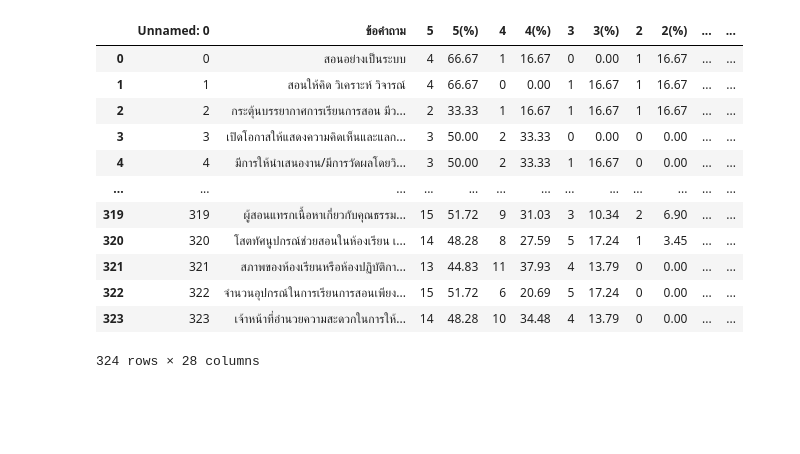
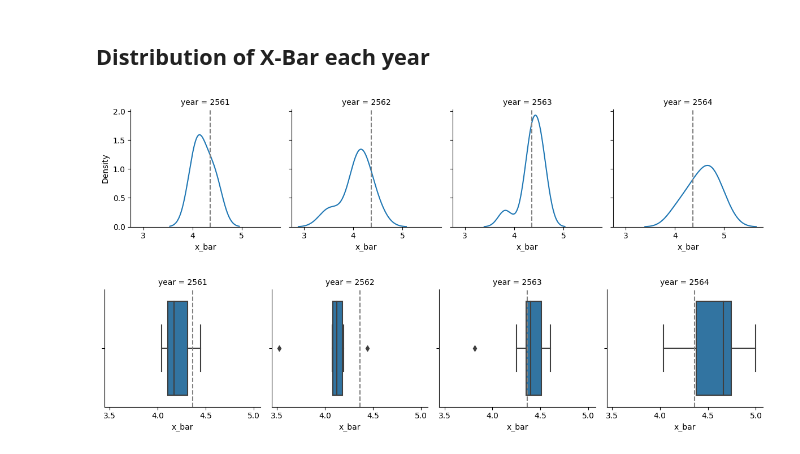
Before and after one commit to sunwasan/DSI200, a Jupyter notebook: 3.exploratory.ipynb, the cells around one changed output. Cells and saved outputs as stored; diff of their text form; code cells hidden in the pictures; blank space fills up the shorter version.

```diff
--- a/3.exploratory.ipynb
+++ b/3.exploratory.ipynb
@@ -5,16 +6,20 @@ import seaborn as sns
-# %%
-pd.read_excel("data.xlsx")
-# %% [output]
-|  | Unnamed: 0 | ข้อคำถาม | 5 | 5(%) | 4 | 4(%) | 3 | 3(%) | 2 | 2(%) | ... | ... |
-| 0 | 0 | สอนอย่างเป็นระบบ | 4 | 66.67 | 1 | 16.67 | 0 | 0.00 | 1 | 16.67 | ... | ... |
-| 1 | 1 | สอนให้คิด วิเคราะห์ วิจารณ์ | 4 | 66.67 | 0 | 0.00 | 1 | 16.67 | 1 | 16.67 | ... | ... |
-| 2 | 2 | กระตุ้นบรรยากาศการเรียนการสอน มีว... | 2 | 33.33 | 1 | 16.67 | 1 | 16.67 | 1 | 16.67 | ... | ... |
-| 3 | 3 | เปิดโอกาสให้แสดงความคิดเห็นและแลก... | 3 | 50.00 | 2 | 33.33 | 0 | 0.00 | 0 | 0.00 | ... | ... |
-| 4 | 4 | มีการให้นำเสนองาน/มีการวัดผลโดยวิ... | 3 | 50.00 | 2 | 33.33 | 1 | 16.67 | 0 | 0.00 | ... | ... |
-| ... | ... | ... | ... | ... | ... | ... | ... | ... | ... | ... | ... | ... |
-| 319 | 319 | ผู้สอนแทรกเนื้อหาเกี่ยวกับคุณธรรม... | 15 | 51.72 | 9 | 31.03 | 3 | 10.34 | 2 | 6.90 | ... | ... |
-| 320 | 320 | โสตทัศนูปกรณ์ช่วยสอนในห้องเรียน เ... | 14 | 48.28 | 8 | 27.59 | 5 | 17.24 | 1 | 3.45 | ... | ... |
-| 321 | 321 | สภาพของห้องเรียนหรือห้องปฏิบัติกา... | 13 | 44.83 | 11 | 37.93 | 4 | 13.79 | 0 | 0.00 | ... | ... |
-| 322 | 322 | จำนวนอุปกรณ์ในการเรียนการสอนเพียง... | 15 | 51.72 | 6 | 20.69 | 5 | 17.24 | 0 | 0.00 | ... | ... |
-| 323 | 323 | เจ้าหน้าที่อำนวยความสะดวกในการให้... | 14 | 48.28 | 10 | 34.48 | 4 | 13.79 | 0 | 0.00 | ... | ... |
-324 rows × 28 columns
+# %%
+df = pd.read_excel("data.xlsx" , converters= {"year":str , "sem" : str})
+df.drop(columns= "Unnamed: 0" , inplace= True)
+# %%
+pvt = df.pivot_table(index=["year","sem","subject","section","situation"] , values="x_bar" , aggfunc="mean")
+pvt.reset_index(inplace=True)
+# %% [markdown]
+## Distribution of X-Bar each year
+# %%
+g = sns.FacetGrid(pvt , col ="year")
+g.map(sns.kdeplot , "x_bar")
+g.refline(x=pvt["x_bar"].median())
+# %% [output]
+[figure, added]
+# %%
+g = sns.FacetGrid(pvt , col = "year")
+g.map(sns.boxplot , "x_bar")
+g.refline(x=pvt["x_bar"].median())
+# %% [output]
+[figure, added]
```
Also changed, not shown: parts of 8 cells of this notebook, 2 other files.
